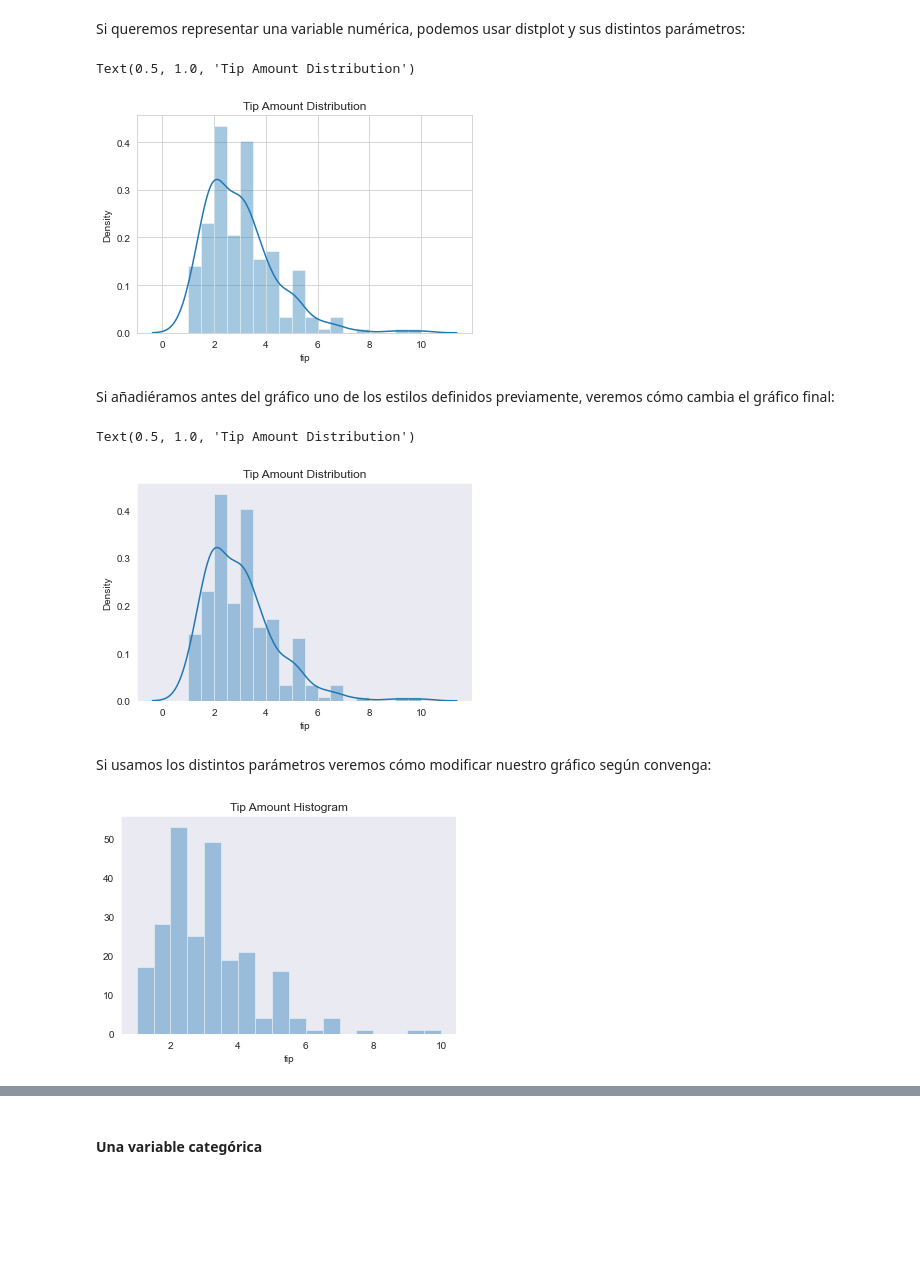
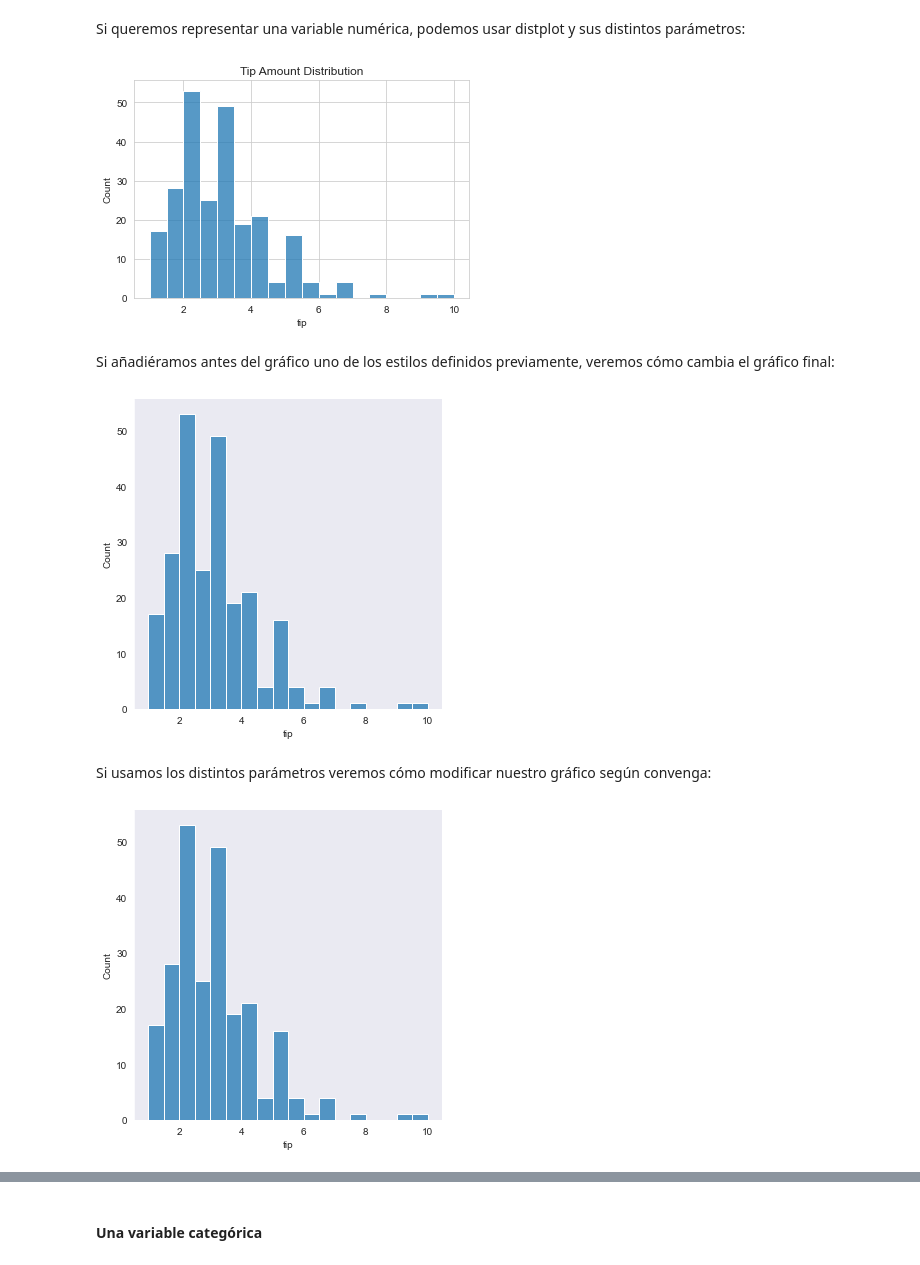
Before and after one commit to Belerofontech/curso-pandas-public, a Jupyter notebook: Seaborn2.ipynb, the cells around one changed output, grey strips where cells are left out. Drawn from its saved outputs; the diff is of its cells as text; code cells hidden in the pictures; blank space fills up the shorter version.

```diff
--- a/Seaborn2.ipynb
+++ b/Seaborn2.ipynb
@@ -31,25 +29,21 @@ sns.set_style('whitegrid') #Al haberlos usado todos, seaborn se quedará con el
 # %% [markdown]
 Si queremos representar una variable numérica, podemos usar distplot y sus distintos parámetros:
 # %%
-g = sns.distplot(tips.tip)
-g.set_title('Tip Amount Distribution')
+g = sns.histplot(tips.tip)
+g.set_title('Tip Amount Distribution');
 # %% [output]
-Text(0.5, 1.0, 'Tip Amount Distribution')
-[figure, old version]
+[figure, new version]
 # %% [markdown]
 Si añadiéramos antes del gráfico uno de los estilos definidos previamente, veremos cómo cambia el gráfico final:
 # %%
 sns.set_style('dark')
-g = sns.distplot(tips.tip)
-g.set_title('Tip Amount Distribution')
+g = sns.displot(tips.tip)
 # %% [output]
-Text(0.5, 1.0, 'Tip Amount Distribution')
-[figure, old version]
+[figure, new version]
 # %% [markdown]
 Si usamos los distintos parámetros veremos cómo modificar nuestro gráfico según convenga:
 # %%
-g = sns.distplot(tips.tip,kde=False)
-g.set_title('Tip Amount Histogram');
+g = sns.displot(tips.tip, kde=False)
 # %% [output]
-[figure, old version]
+[figure, new version]
 # %%
```
Also changed, not shown: parts of 30 cells of this notebook, 6 other files.
